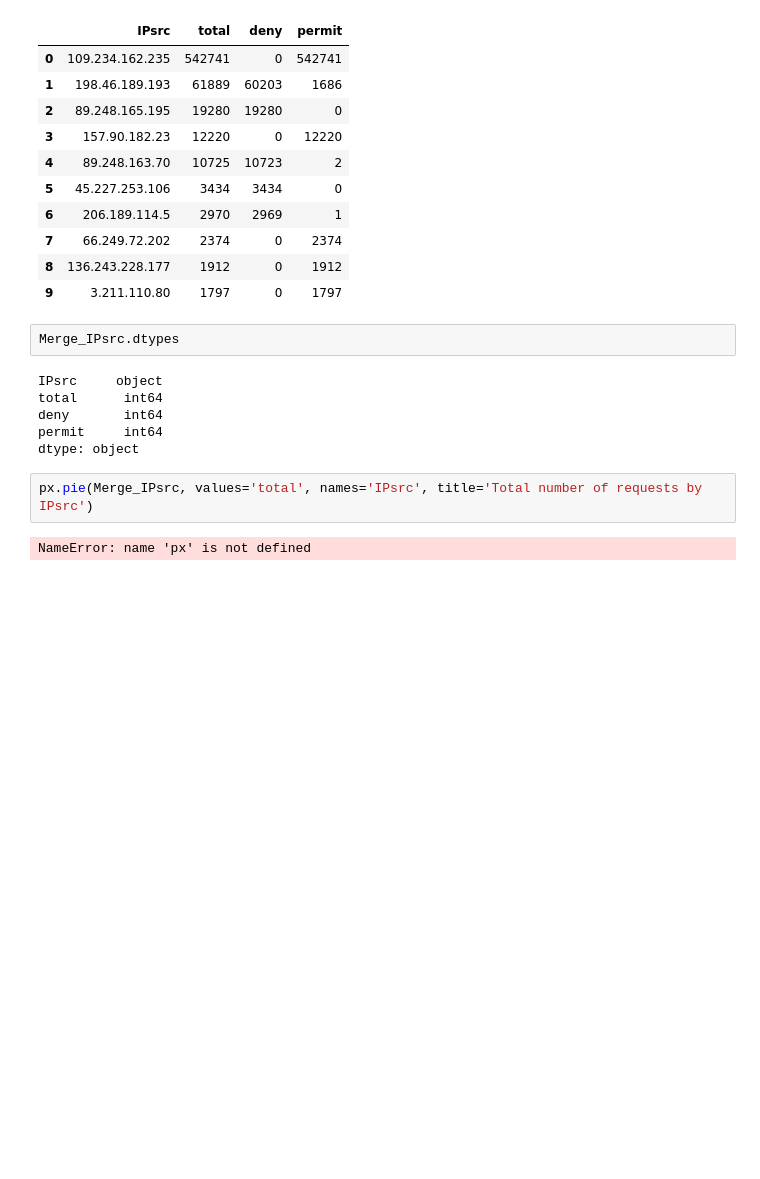
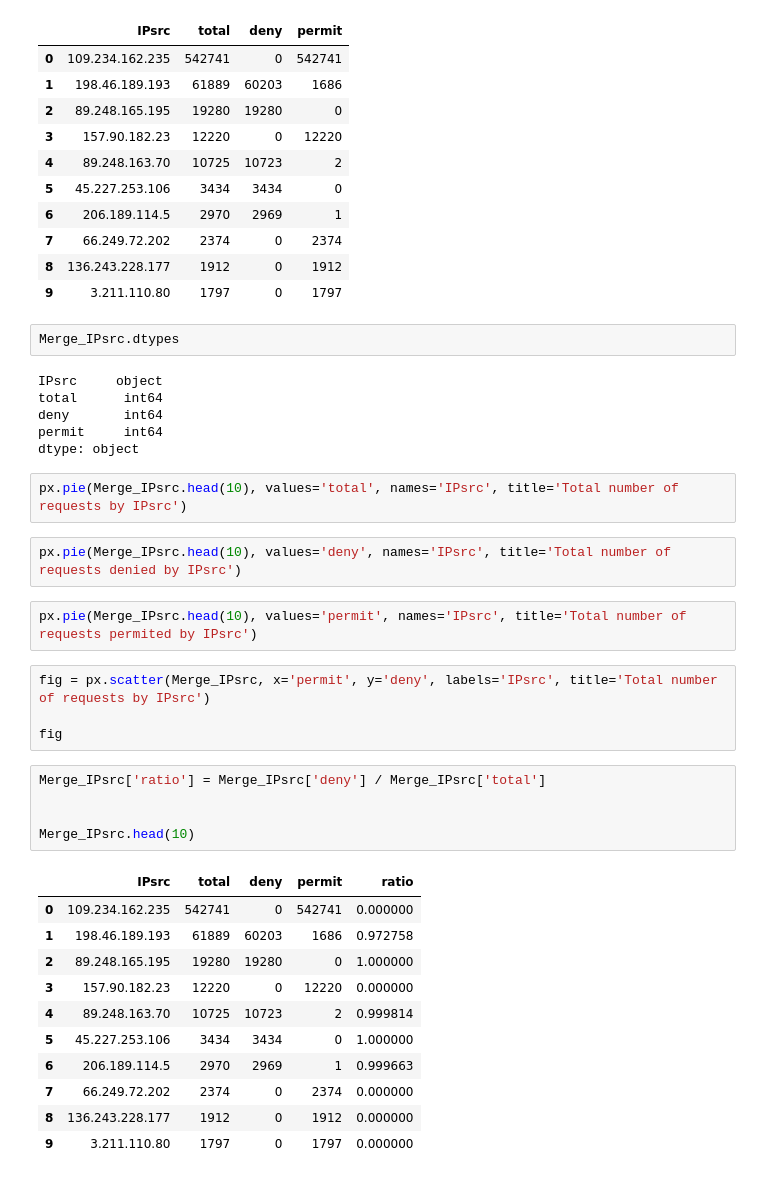
Before and after one commit to AntoGrd/Challenge_OPSIE-SISE, a Jupyter notebook: app/IPsrc_analysis.ipynb, the cells around one changed output. Cells and saved outputs as stored; diff of their text form; blank space fills up the shorter version.

```diff
--- a/app/IPsrc_analysis.ipynb
+++ b/app/IPsrc_analysis.ipynb
@@ -152,6 +152,29 @@ deny       int64
 permit     int64
 dtype: object
 # %%
-px.pie(Merge_IPsrc, values='total', names='IPsrc', title='Total number of requests by IPsrc')
+px.pie(Merge_IPsrc.head(10), values='total', names='IPsrc', title='Total number of requests by IPsrc')
-# %% [output]
-NameError: name 'px' is not defined
+# %%
+px.pie(Merge_IPsrc.head(10), values='deny', names='IPsrc', title='Total number of requests denied by IPsrc')
+# %%
+px.pie(Merge_IPsrc.head(10), values='permit', names='IPsrc', title='Total number of requests permited by IPsrc')
+# %%
+fig = px.scatter(Merge_IPsrc, x='permit', y='deny', labels='IPsrc', title='Total number of requests by IPsrc')
+
+fig
+# %%
+Merge_IPsrc['ratio'] = Merge_IPsrc['deny'] / Merge_IPsrc['total']
+
+
+Merge_IPsrc.head(10)
+# %% [output]
+|  | IPsrc | total | deny | permit | ratio |
+| 0 | 109.234.162.235 | 542741 | 0 | 542741 | 0.000000 |
+| 1 | 198.46.189.193 | 61889 | 60203 | 1686 | 0.972758 |
+| 2 | 89.248.165.195 | 19280 | 19280 | 0 | 1.000000 |
+| 3 | 157.90.182.23 | 12220 | 0 | 12220 | 0.000000 |
+| 4 | 89.248.163.70 | 10725 | 10723 | 2 | 0.999814 |
+| 5 | 45.227.253.106 | 3434 | 3434 | 0 | 1.000000 |
+| 6 | 206.189.114.5 | 2970 | 2969 | 1 | 0.999663 |
+| 7 | 66.249.72.202 | 2374 | 0 | 2374 | 0.000000 |
+| 8 | 136.243.228.177 | 1912 | 0 | 1912 | 0.000000 |
+| 9 | 3.211.110.80 | 1797 | 0 | 1797 | 0.000000 |
```
